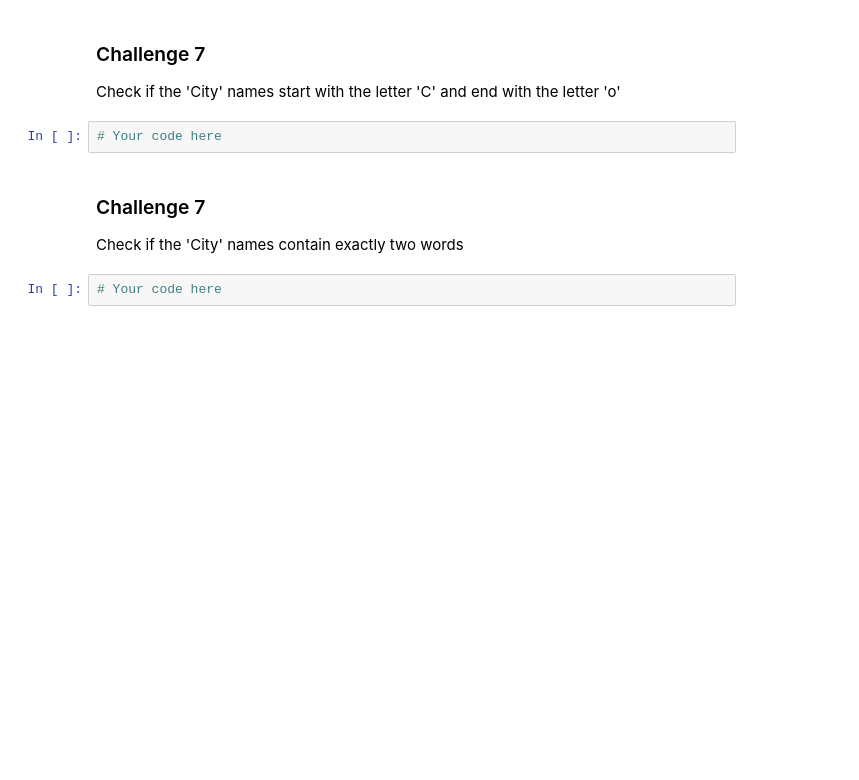
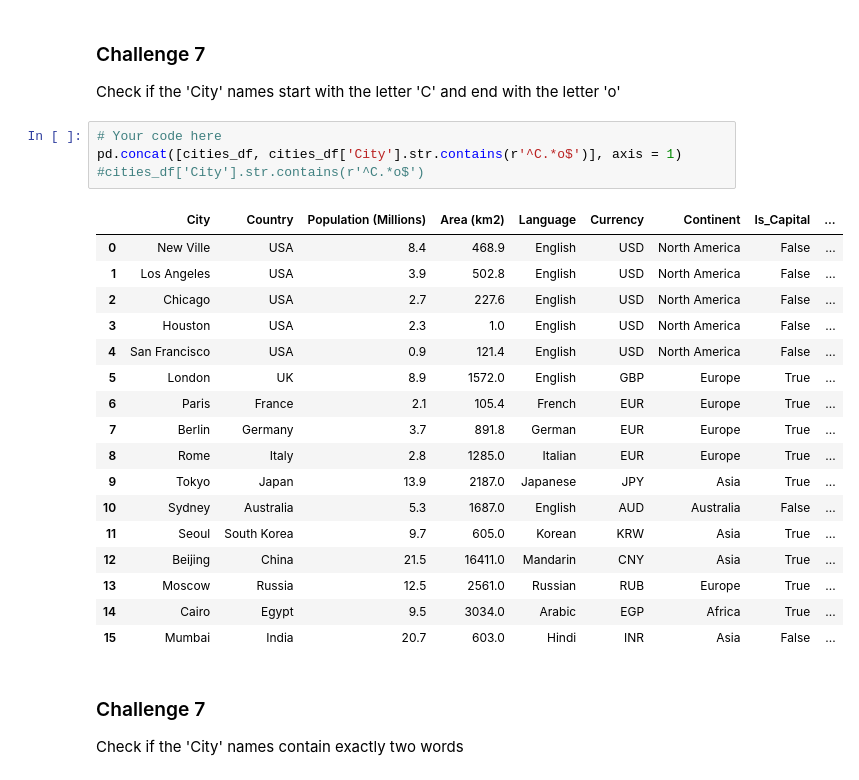
Before and after one commit to gastan81/pandas_notebooks, a Jupyter notebook: 06a_String_methods.ipynb, the cells around one changed output. Cells and saved outputs as stored; diff of their text form; blank space fills up the shorter version.

```diff
--- a/06a_String_methods.ipynb
+++ b/06a_String_methods.ipynb
@@ -413,10 +473,28 @@ Count the occurrences of the letter 'a' in each 'City' name
 # %% [markdown]
 ### Challenge 7
 Check if the 'City' names start with the letter 'C' and end with the letter 'o'
-# %%
-# Your code here
+# %%
+# Your code here
+pd.concat([cities_df, cities_df['City'].str.contains(r'^C.*o$')], axis = 1)
+#cities_df['City'].str.contains(r'^C.*o$')
+# %% [output]
+|  | City | Country | Population (Millions) | Area (km2) | Language | Currency | Continent | Is_Capital | ... |
+| 0 | New Ville | USA | 8.4 | 468.9 | English | USD | North America | False | ... |
+| 1 | Los Angeles | USA | 3.9 | 502.8 | English | USD | North America | False | ... |
+| 2 | Chicago | USA | 2.7 | 227.6 | English | USD | North America | False | ... |
+| 3 | Houston | USA | 2.3 | 1.0 | English | USD | North America | False | ... |
+| 4 | San Francisco | USA | 0.9 | 121.4 | English | USD | North America | False | ... |
+| 5 | London | UK | 8.9 | 1572.0 | English | GBP | Europe | True | ... |
+| 6 | Paris | France | 2.1 | 105.4 | French | EUR | Europe | True | ... |
+| 7 | Berlin | Germany | 3.7 | 891.8 | German | EUR | Europe | True | ... |
+| 8 | Rome | Italy | 2.8 | 1285.0 | Italian | EUR | Europe | True | ... |
+| 9 | Tokyo | Japan | 13.9 | 2187.0 | Japanese | JPY | Asia | True | ... |
+| 10 | Sydney | Australia | 5.3 | 1687.0 | English | AUD | Australia | False | ... |
+| 11 | Seoul | South Korea | 9.7 | 605.0 | Korean | KRW | Asia | True | ... |
+| 12 | Beijing | China | 21.5 | 16411.0 | Mandarin | CNY | Asia | True | ... |
+| 13 | Moscow | Russia | 12.5 | 2561.0 | Russian | RUB | Europe | True | ... |
+| 14 | Cairo | Egypt | 9.5 | 3034.0 | Arabic | EGP | Africa | True | ... |
+| 15 | Mumbai | India | 20.7 | 603.0 | Hindi | INR | Asia | False | ... |
 # %% [markdown]
 ### Challenge 7
 Check if the 'City' names contain exactly two words
-# %%
-# Your code here
```
Also changed, not shown: parts of 5 cells of this notebook.
